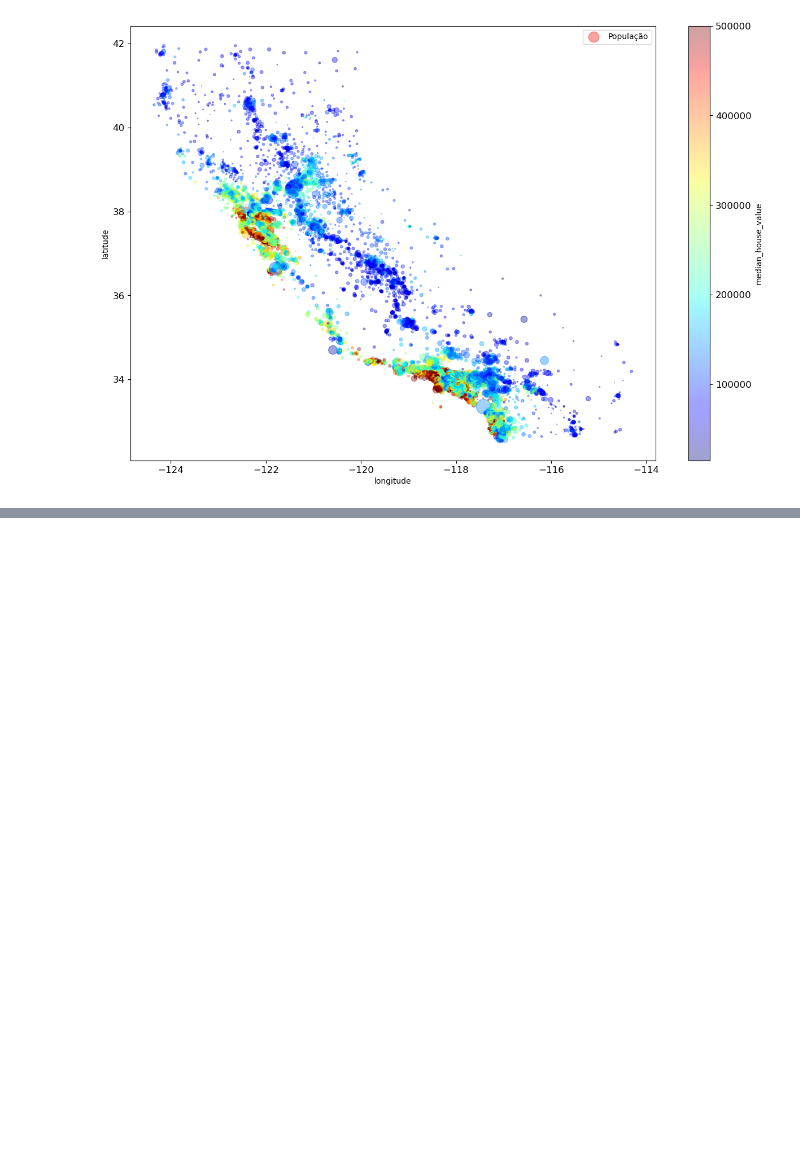
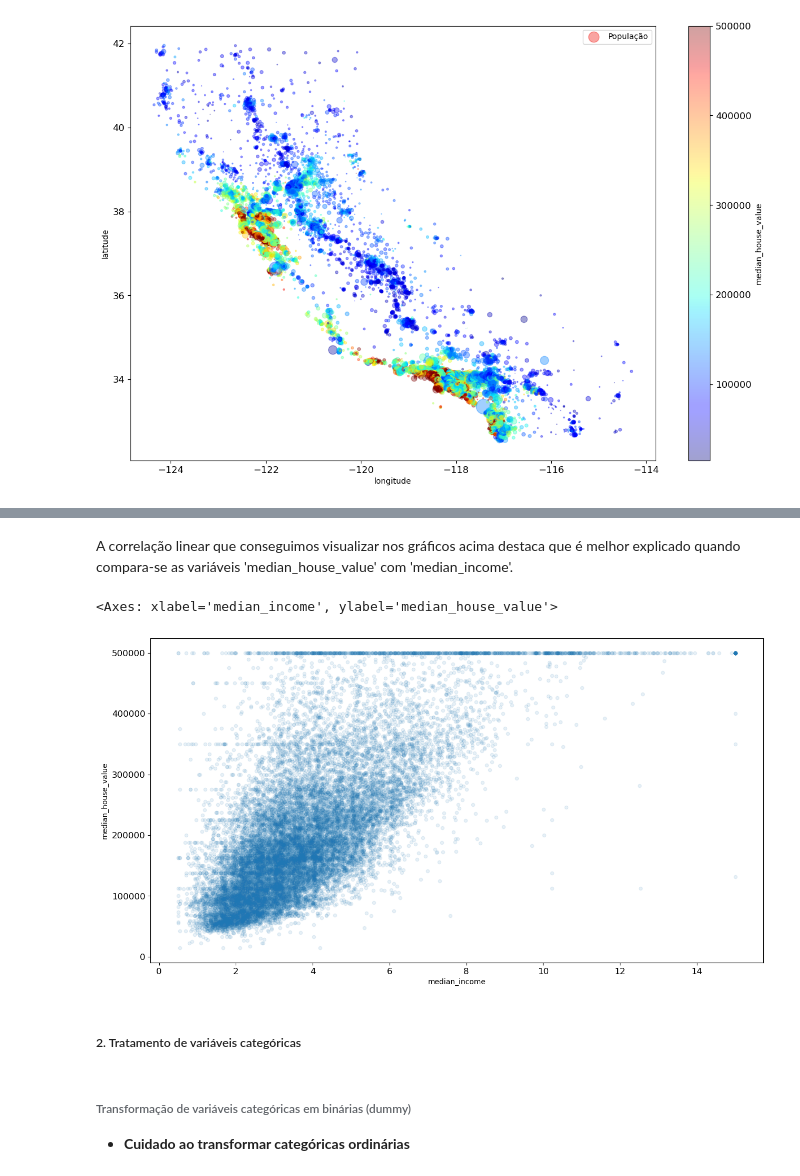
Before and after one commit to CarineMS/UFV, a Jupyter notebook: ELT574/Semana_01/ELT574_U1A1.ipynb, the cells around one changed output, grey strips where cells are left out. Cells and saved outputs as stored; diff of their text form; code cells hidden in the pictures; blank space fills up the shorter version.

```diff
--- a/ELT574/Semana_01/ELT574_U1A1.ipynb
+++ b/ELT574/Semana_01/ELT574_U1A1.ipynb
@@ -225,0 +293,12 @@ plt.legend()
+# %% [markdown]
+A correlação linear que conseguimos visualizar nos gráficos acima destaca que é melhor explicado quando compara-se as variáveis 'median_house_value' com 'median_income'.
+# %%
+df_housing.plot(kind='scatter', x='median_income', y='median_house_value', alpha=0.1, figsize=(15,8))
+# %% [output]
+<Axes: xlabel='median_income', ylabel='median_house_value'>
+[figure, added]
+# %% [markdown]
+##### 2. Tratamento de variáveis categóricas
+# %% [markdown]
+###### Transformação de variáveis categóricas em binárias (dummy)
+ * **Cuidado ao transformar categóricas ordinárias**
```
Also changed, not shown: parts of 36 cells of this notebook, 2 other files.
